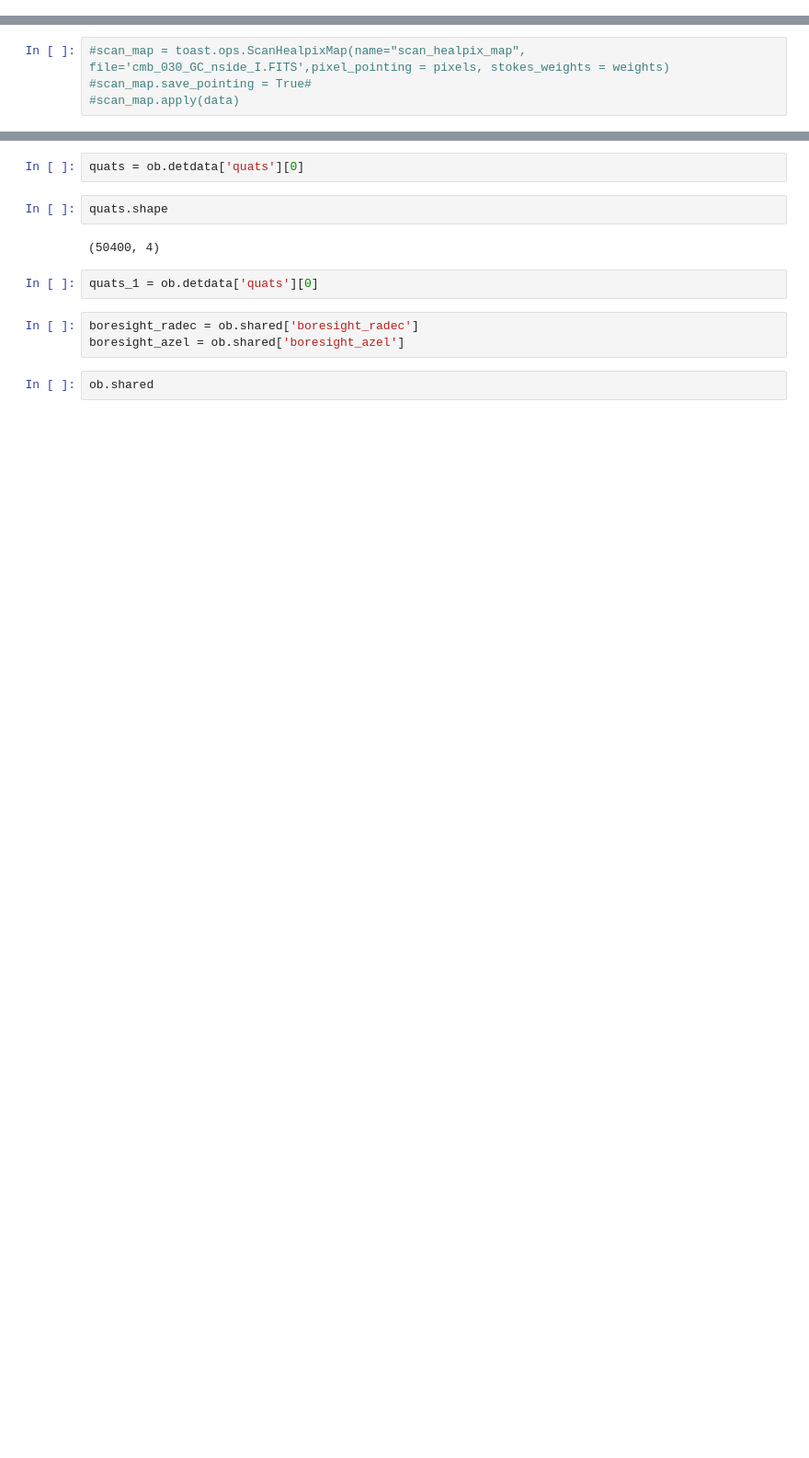
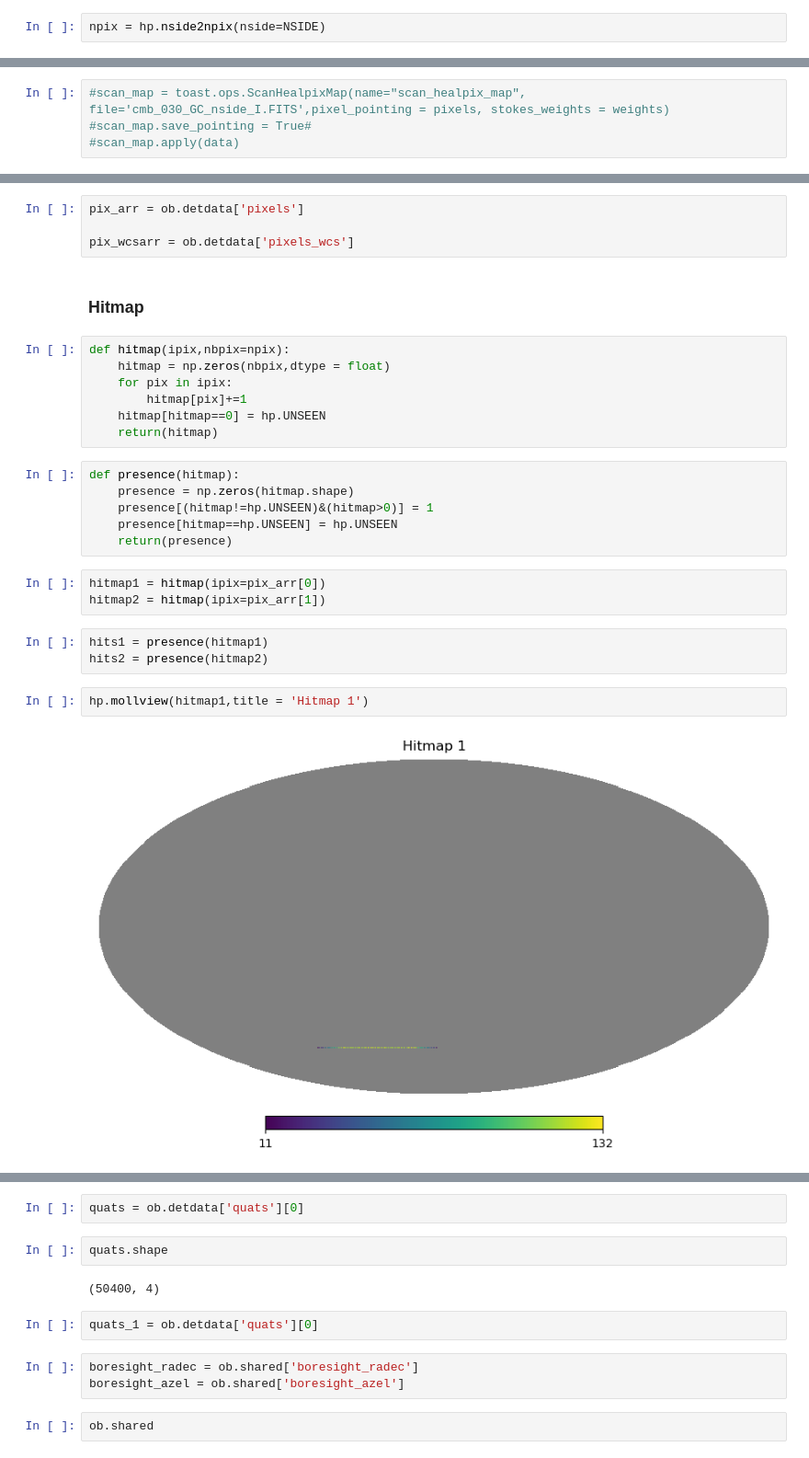
Before and after one commit to julientang/M2-internship, a Jupyter notebook: notebook/pointing.ipynb, the cells around one changed output, grey strips where cells are left out. Shown at 92% size. Cells and saved outputs as stored; diff of their text form; blank space fills up the shorter version.

```diff
--- a/notebook/pointing.ipynb
+++ b/notebook/pointing.ipynb
@@ -56,6 +71,8 @@ def modulo_360(x):
 # %%
 NSIDE = 512
 lmax = 2*NSIDE
+# %%
+npix = hp.nside2npix(nside=NSIDE)
 # %%
 resol = hp.nside2resol(nside=NSIDE)
 amin2rad = np.pi/(60*180)
@@ -182,0 +229,29 @@ ob = data.obs[0]
+# %%
+pix_arr = ob.detdata['pixels']
+
+pix_wcsarr = ob.detdata['pixels_wcs']
+# %% [markdown]
+### Hitmap
+# %%
+def hitmap(ipix,nbpix=npix):
+    hitmap = np.zeros(nbpix,dtype = float)
+    for pix in ipix:
+        hitmap[pix]+=1
+    hitmap[hitmap==0] = hp.UNSEEN
+    return(hitmap)
+# %%
+def presence(hitmap):
+    presence = np.zeros(hitmap.shape)
+    presence[(hitmap!=hp.UNSEEN)&(hitmap>0)] = 1
+    presence[hitmap==hp.UNSEEN] = hp.UNSEEN
+    return(presence)
+# %%
+hitmap1 = hitmap(ipix=pix_arr[0])
+hitmap2 = hitmap(ipix=pix_arr[1])
+# %%
+hits1 = presence(hitmap1)
+hits2 = presence(hitmap2)
+# %%
+hp.mollview(hitmap1,title = 'Hitmap 1')
+# %% [output]
+[figure, added]
```
Also changed, not shown: parts of 106 cells of this notebook, 3 other files.
